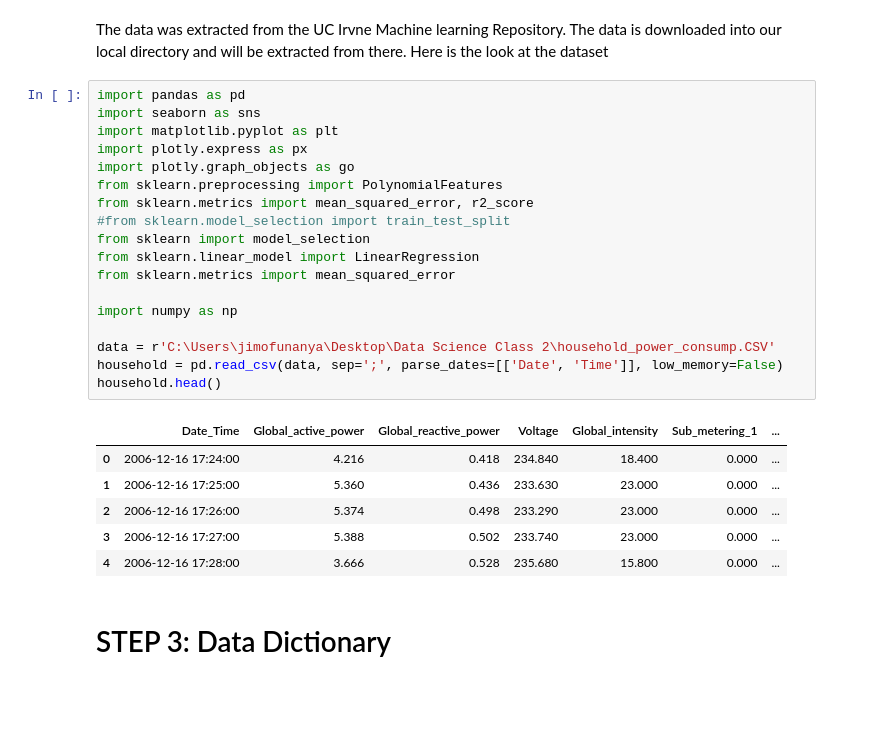
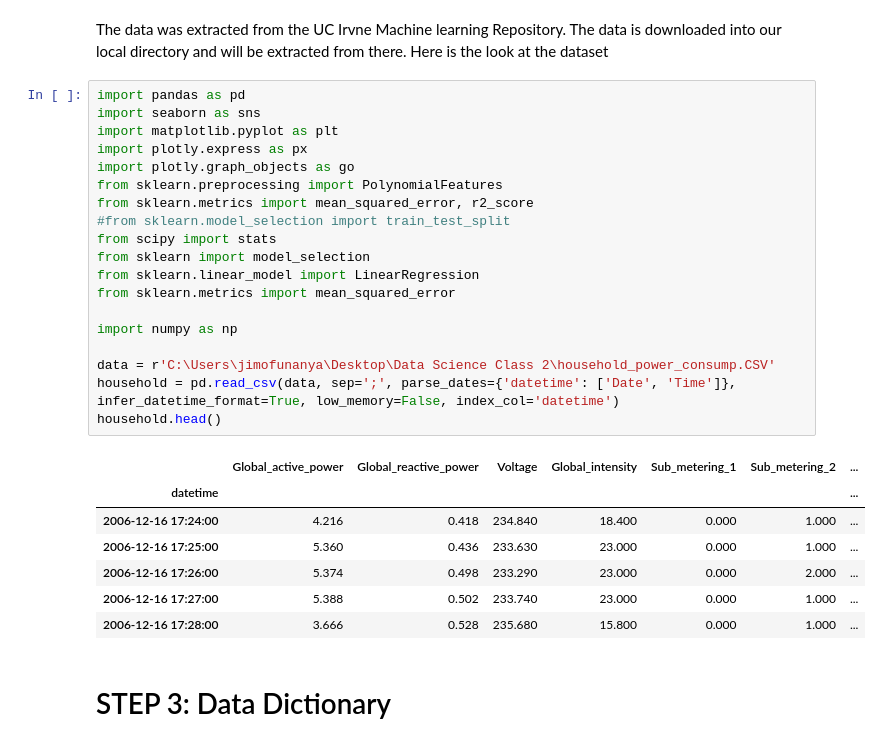
Before and after one commit to SirkyGit/DS2-project, a Jupyter notebook: notebooks/Problem Statement.ipynb, the cells around one changed output. Saved outputs shown, nothing was run; the diff lists cells and outputs as text; blank space fills up the shorter version.

```diff
--- a/notebooks/Problem Statement.ipynb
+++ b/notebooks/Problem Statement.ipynb
@@ -34,28 +34,30 @@ The data was extracted from the UC Irvne Machine learning Repository. The data i
 # %%
 import pandas as pd
 import seaborn as sns
 import matplotlib.pyplot as plt
 import plotly.express as px
 import plotly.graph_objects as go
 from sklearn.preprocessing import PolynomialFeatures
 from sklearn.metrics import mean_squared_error, r2_score
 #from sklearn.model_selection import train_test_split
+from scipy import stats
 from sklearn import model_selection
 from sklearn.linear_model import LinearRegression
 from sklearn.metrics import mean_squared_error
 
 import numpy as np
 
 data = r'C:\Users\jimofunanya\Desktop\Data Science Class 2\household_power_consump.CSV'
-household = pd.read_csv(data, sep=';', parse_dates=[['Date', 'Time']], low_memory=False)
+household = pd.read_csv(data, sep=';', parse_dates={'datetime': ['Date', 'Time']}, infer_datetime_format=True, low_memory=False, index_col='datetime')
 household.head()
 # %% [output]
-|  | Date_Time | Global_active_power | Global_reactive_power | Voltage | Global_intensity | Sub_metering_1 | ... |
-| 0 | 2006-12-16 17:24:00 | 4.216 | 0.418 | 234.840 | 18.400 | 0.000 | ... |
-| 1 | 2006-12-16 17:25:00 | 5.360 | 0.436 | 233.630 | 23.000 | 0.000 | ... |
-| 2 | 2006-12-16 17:26:00 | 5.374 | 0.498 | 233.290 | 23.000 | 0.000 | ... |
-| 3 | 2006-12-16 17:27:00 | 5.388 | 0.502 | 233.740 | 23.000 | 0.000 | ... |
-| 4 | 2006-12-16 17:28:00 | 3.666 | 0.528 | 235.680 | 15.800 | 0.000 | ... |
+|  | Global_active_power | Global_reactive_power | Voltage | Global_intensity | Sub_metering_1 | Sub_metering_2 | ... |
+| datetime |  |  |  |  |  |  | ... |
+| 2006-12-16 17:24:00 | 4.216 | 0.418 | 234.840 | 18.400 | 0.000 | 1.000 | ... |
+| 2006-12-16 17:25:00 | 5.360 | 0.436 | 233.630 | 23.000 | 0.000 | 1.000 | ... |
+| 2006-12-16 17:26:00 | 5.374 | 0.498 | 233.290 | 23.000 | 0.000 | 2.000 | ... |
+| 2006-12-16 17:27:00 | 5.388 | 0.502 | 233.740 | 23.000 | 0.000 | 1.000 | ... |
+| 2006-12-16 17:28:00 | 3.666 | 0.528 | 235.680 | 15.800 | 0.000 | 1.000 | ... |
 # %% [markdown]
  # STEP 3:  Data Dictionary
 # %% [markdown]
```
Also changed, not shown: parts of 23 cells of this notebook.
